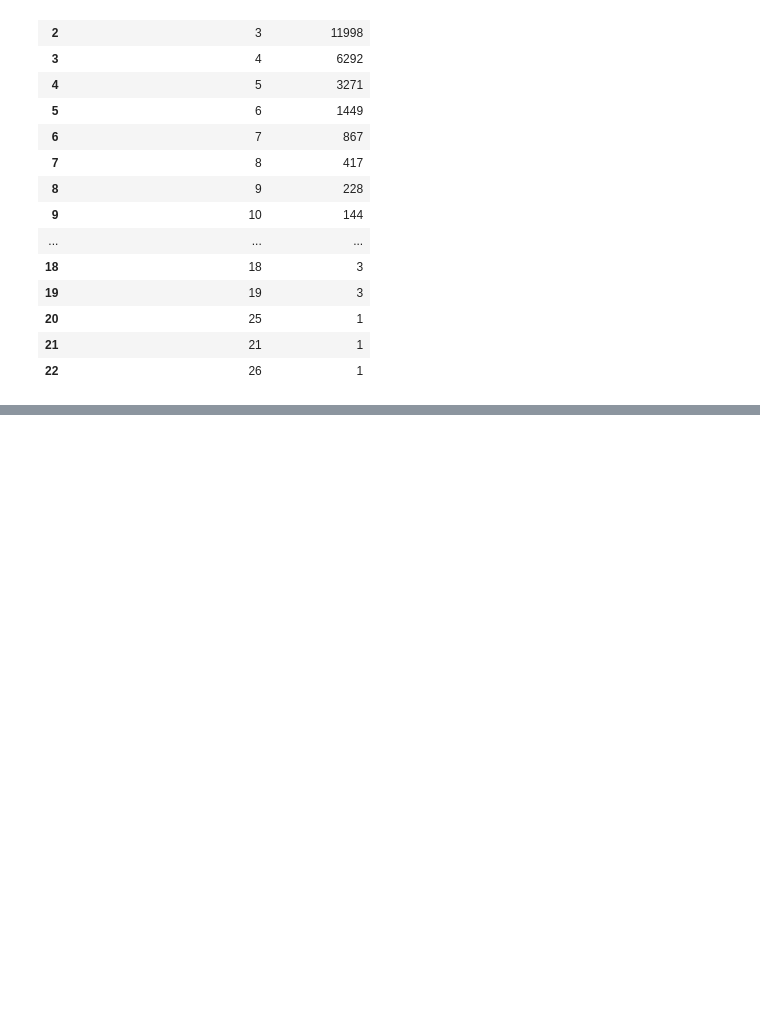
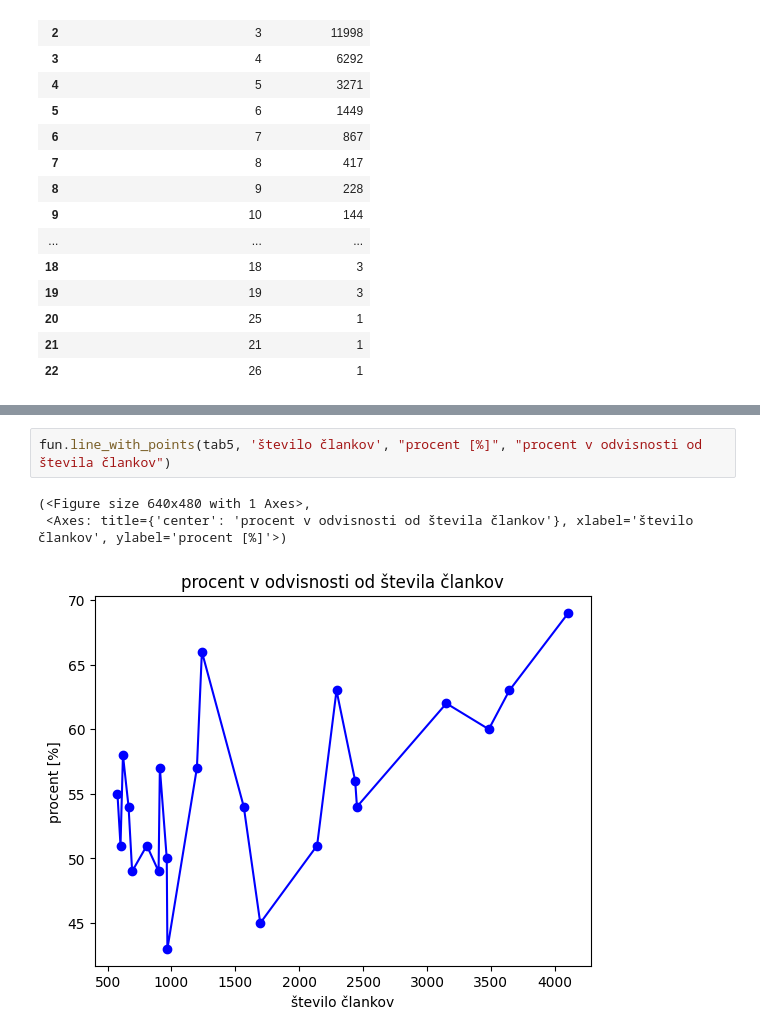
Before and after one commit to Lolkvin/UVP, a Jupyter notebook: saturn.ipynb, the cells around one changed output, grey strips where cells are left out. Cells and saved outputs as stored; diff of their text form; blank space fills up the shorter version.

```diff
--- a/saturn.ipynb
+++ b/saturn.ipynb
@@ -278,0 +273,6 @@ tab4
+# %%
+fun.line_with_points(tab5, 'število člankov', "procent [%]", "procent v odvisnosti od števila člankov")
+# %% [output]
+(<Figure size 640x480 with 1 Axes>,
+ <Axes: title={'center': 'procent v odvisnosti od števila člankov'}, xlabel='število člankov', ylabel='procent [%]'>)
+[figure, added]
```
Also changed, not shown: parts of 5 cells of this notebook, 1 other file.
